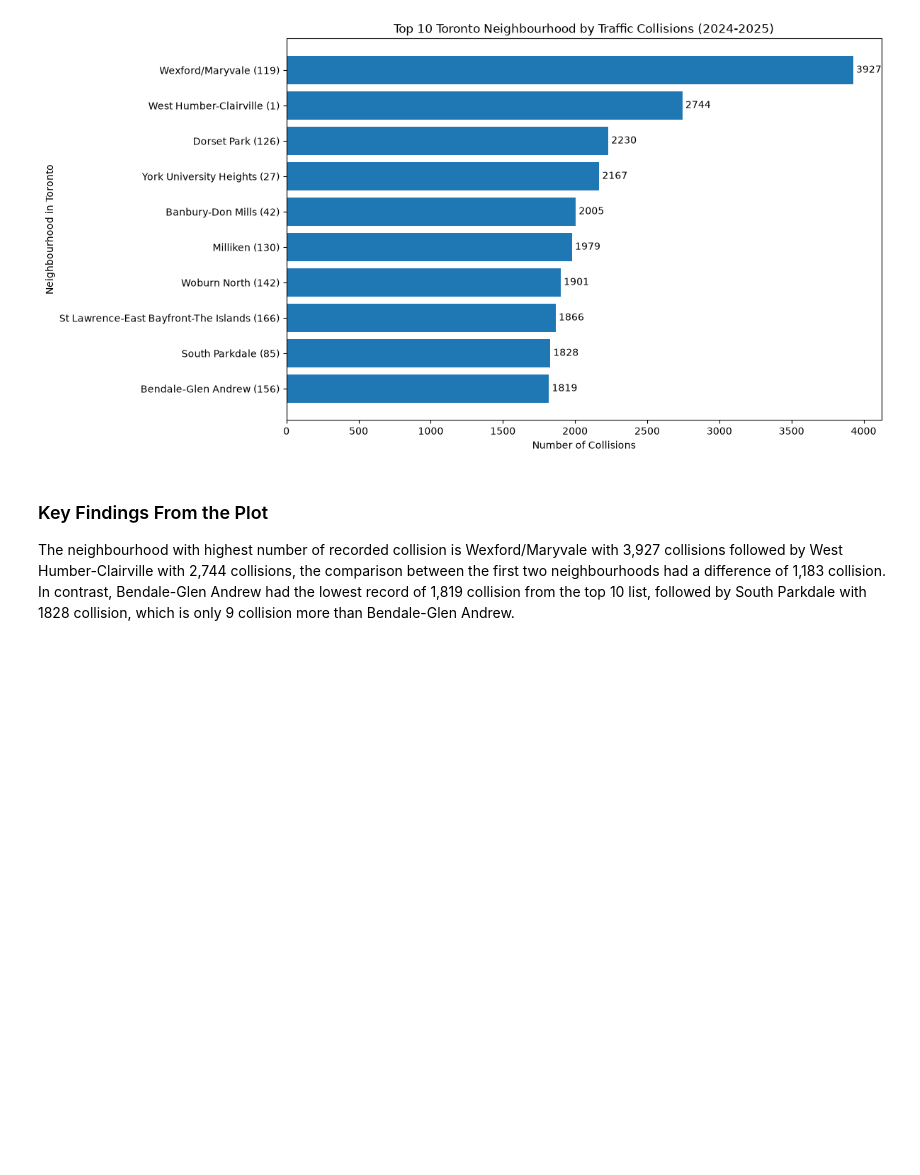
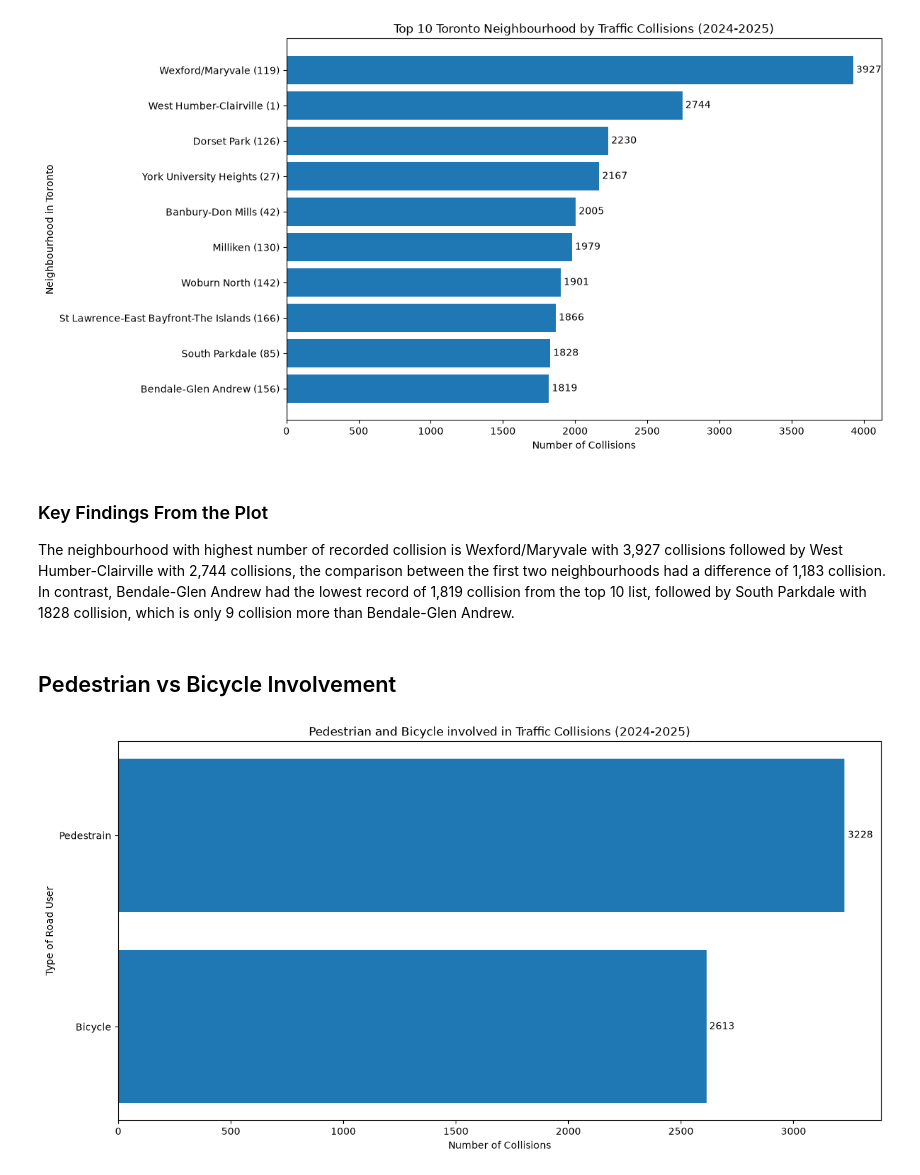
Before and after one commit to 2494-Gen-AI-CN/Achint_pal_singh---Pranav_Patel, a Jupyter notebook: geographic_report.ipynb, the cells around one changed output. Cells and saved outputs as stored; diff of their text form; code cells hidden in the pictures; blank space fills up the shorter version.

Commit message:
Called function pedestrian and bicycle to display plot

```diff
--- a/geographic_report.ipynb
+++ b/geographic_report.ipynb
@@ -24,3 +24,9 @@ plot_top_neighbourhood(df)
 ### Key Findings From the Plot
 
 The neighbourhood with highest number of recorded collision is Wexford/Maryvale with 3,927 collisions followed by West Humber-Clairville with 2,744 collisions, the comparison between the first two neighbourhoods had a difference of 1,183 collision. In contrast, Bendale-Glen Andrew had the lowest record of 1,819 collision from the top 10 list, followed by South Parkdale with 1828 collision, which is only 9 collision more than Bendale-Glen Andrew.
+# %% [markdown]
+## Pedestrian vs Bicycle Involvement
+# %%
+plot_pedestrian_and_bicycle_involved(df)
+# %% [output]
+[figure, added]
```
